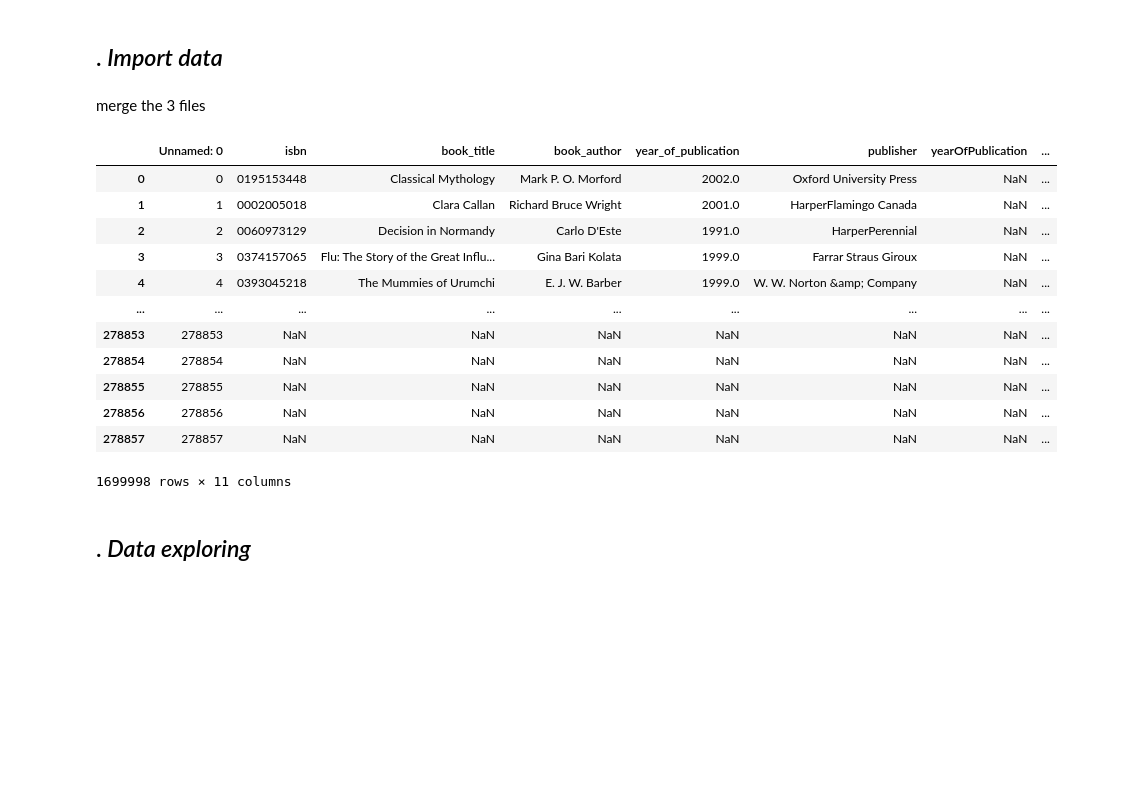
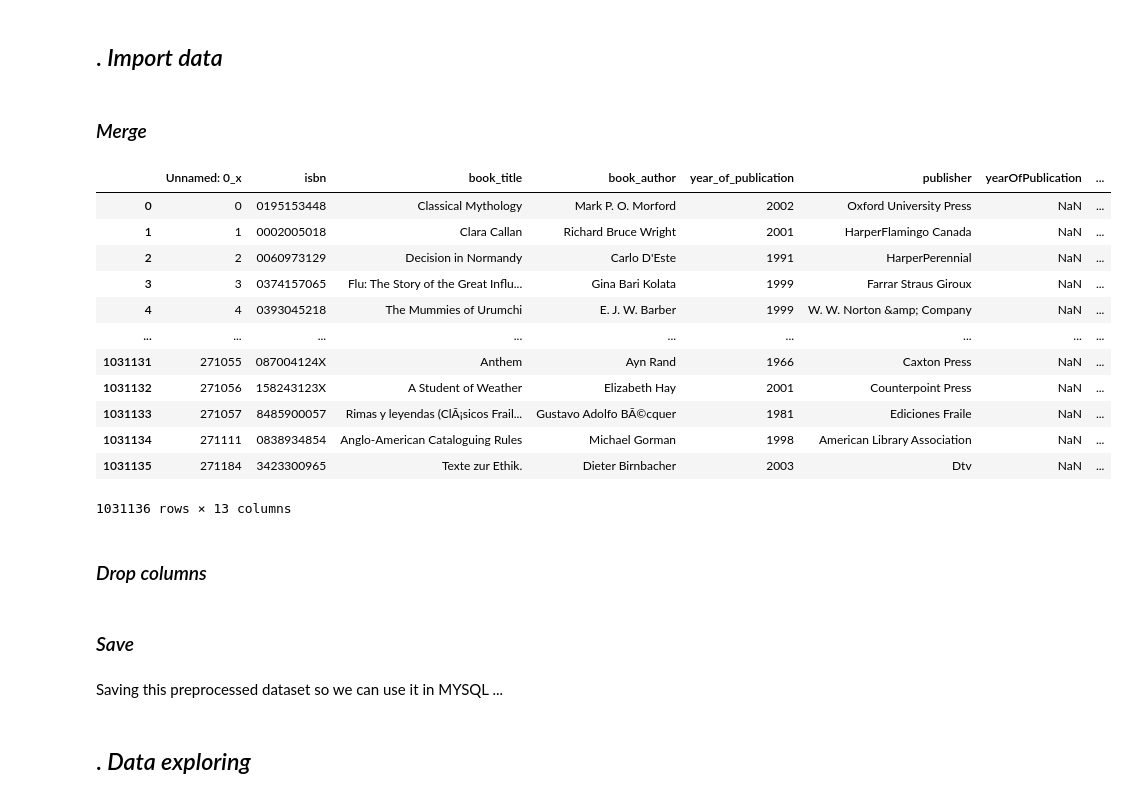
Before and after one commit to SophieHubert/Recommended-Reading, a Jupyter notebook: Working/02. Perform Exploratory Data Analysis .ipynb, the cells around one changed output. Saved outputs shown, nothing was run; the diff lists cells and outputs as text; code cells hidden in the pictures; blank space fills up the shorter version.

```diff
--- a/Working/02. Perform Exploratory Data Analysis .ipynb
+++ b/Working/02. Perform Exploratory Data Analysis .ipynb
@@ -39,21 +39,25 @@ df2 = pd.read_csv('rating_final.csv')
 # %%
 df3 = pd.read_csv('users_final.csv')
 # %% [markdown]
-merge the 3 files
+### _Merge_
-# %%
-data = pd.concat([df1,df2,df3], axis=0)
-data
-# %% [output]
-|  | Unnamed: 0 | isbn | book_title | book_author | year_of_publication | publisher | yearOfPublication | ... |
-| 0 | 0 | 0195153448 | Classical Mythology | Mark P. O. Morford | 2002.0 | Oxford University Press | NaN | ... |
-| 1 | 1 | 0002005018 | Clara Callan | Richard Bruce Wright | 2001.0 | HarperFlamingo Canada | NaN | ... |
-| 2 | 2 | 0060973129 | Decision in Normandy | Carlo D'Este | 1991.0 | HarperPerennial | NaN | ... |
-| 3 | 3 | 0374157065 | Flu: The Story of the Great Influ... | Gina Bari Kolata | 1999.0 | Farrar Straus Giroux | NaN | ... |
-| 4 | 4 | 0393045218 | The Mummies of Urumchi | E. J. W. Barber | 1999.0 | W. W. Norton &amp; Company | NaN | ... |
-| ... | ... | ... | ... | ... | ... | ... | ... | ... |
-| 278853 | 278853 | NaN | NaN | NaN | NaN | NaN | NaN | ... |
-| 278854 | 278854 | NaN | NaN | NaN | NaN | NaN | NaN | ... |
-| 278855 | 278855 | NaN | NaN | NaN | NaN | NaN | NaN | ... |
-| 278856 | 278856 | NaN | NaN | NaN | NaN | NaN | NaN | ... |
-| 278857 | 278857 | NaN | NaN | NaN | NaN | NaN | NaN | ... |
-1699998 rows × 11 columns
+# %%
+data_m = df1.merge(df2,on='isbn')
+# %%
+data = data_m.merge(df3,on='user_id')
+data
+# %% [output]
+|  | Unnamed: 0_x | isbn | book_title | book_author | year_of_publication | publisher | yearOfPublication | ... |
+| 0 | 0 | 0195153448 | Classical Mythology | Mark P. O. Morford | 2002 | Oxford University Press | NaN | ... |
+| 1 | 1 | 0002005018 | Clara Callan | Richard Bruce Wright | 2001 | HarperFlamingo Canada | NaN | ... |
+| 2 | 2 | 0060973129 | Decision in Normandy | Carlo D'Este | 1991 | HarperPerennial | NaN | ... |
+| 3 | 3 | 0374157065 | Flu: The Story of the Great Influ... | Gina Bari Kolata | 1999 | Farrar Straus Giroux | NaN | ... |
+| 4 | 4 | 0393045218 | The Mummies of Urumchi | E. J. W. Barber | 1999 | W. W. Norton &amp; Company | NaN | ... |
+| ... | ... | ... | ... | ... | ... | ... | ... | ... |
+| 1031131 | 271055 | 087004124X | Anthem | Ayn Rand | 1966 | Caxton Press | NaN | ... |
+| 1031132 | 271056 | 158243123X | A Student of Weather | Elizabeth Hay | 2001 | Counterpoint Press | NaN | ... |
+| 1031133 | 271057 | 8485900057 | Rimas y leyendas (ClÃ¡sicos Frail... | Gustavo Adolfo BÃ©cquer | 1981 | Ediciones Fraile | NaN | ... |
+| 1031134 | 271111 | 0838934854 | Anglo-American Cataloguing Rules | Michael Gorman | 1998 | American Library Association | NaN | ... |
+| 1031135 | 271184 | 3423300965 | Texte zur Ethik. | Dieter Birnbacher | 2003 | Dtv | NaN | ... |
+1031136 rows × 13 columns
+# %% [markdown]
+### _Drop columns_
@@ -59,0 +66,4 @@ data
+# %% [markdown]
+### _Save_
+# %% [markdown]
+Saving this preprocessed dataset so we can use it in MYSQL ...
```
Also changed, not shown: parts of 26 cells of this notebook, 2 other files.
